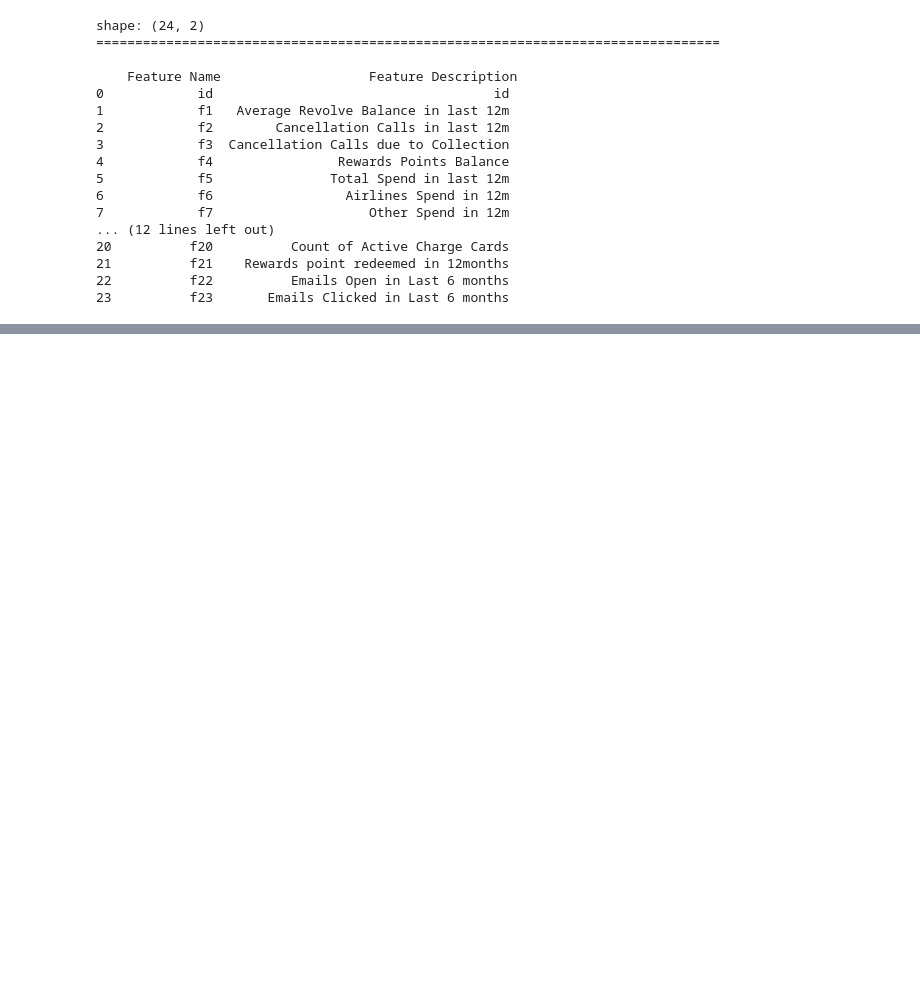
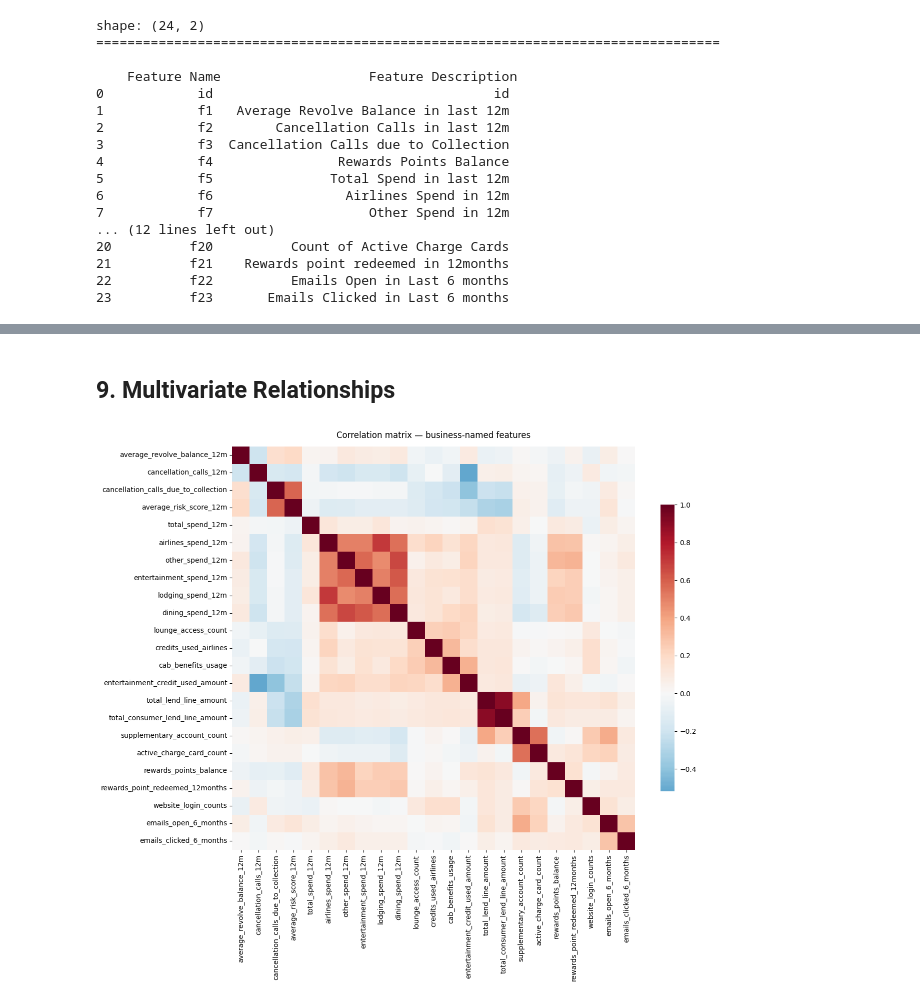
Before and after one commit to priyanshunath04/American-Express-Campus-Challenge-2026, a Jupyter notebook: notebooks/jai_eda.ipynb, the cells around one changed output, grey strips where cells are left out. Drawn from its saved outputs; the diff is of its cells as text; code cells hidden in the pictures; blank space fills up the shorter version.

```diff
--- a/notebooks/jai_eda.ipynb
+++ b/notebooks/jai_eda.ipynb
@@ -134,0 +587,22 @@ df.describe().T
+# %% [markdown]
+## 9. Multivariate Relationships
+# %%
+
+corr_cols = ['average_revolve_balance_12m', 'cancellation_calls_12m', 'cancellation_calls_due_to_collection',
+             'average_risk_score_12m', 'total_spend_12m', 'airlines_spend_12m', 'other_spend_12m',
+             'entertainment_spend_12m', 'lodging_spend_12m', 'dining_spend_12m',
+             'lounge_access_count', 'credits_used_airlines', 'cab_benefits_usage',
+             'entertainment_credit_used_amount', 'total_lend_line_amount',
+             'total_consumer_lend_line_amount', 'supplementary_account_count',
+             'active_charge_card_count', 'rewards_points_balance',
+             'rewards_point_redeemed_12months', 'website_login_counts',
+             'emails_open_6_months', 'emails_clicked_6_months']
+corr = df[corr_cols].corr()
+
+fig, ax = plt.subplots(figsize=(13, 11))
+sns.heatmap(corr, cmap='RdBu_r', center=0, square=True, cbar_kws={'shrink': 0.7}, ax=ax)
+ax.set_title("Correlation matrix — business-named features", pad=12)
+plt.tight_layout()
+plt.show()
+# %% [output]
+[figure, added]
```
Also changed, not shown: parts of 41 cells of this notebook.
